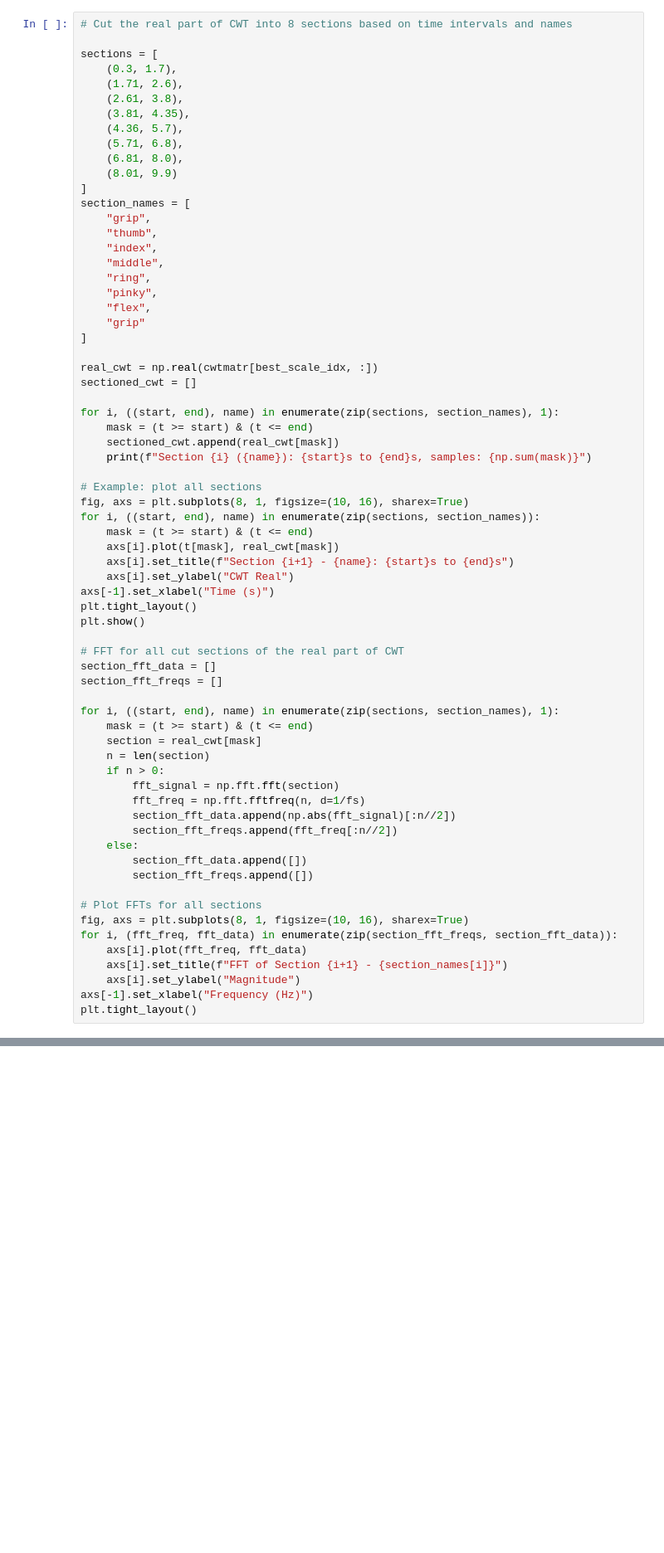
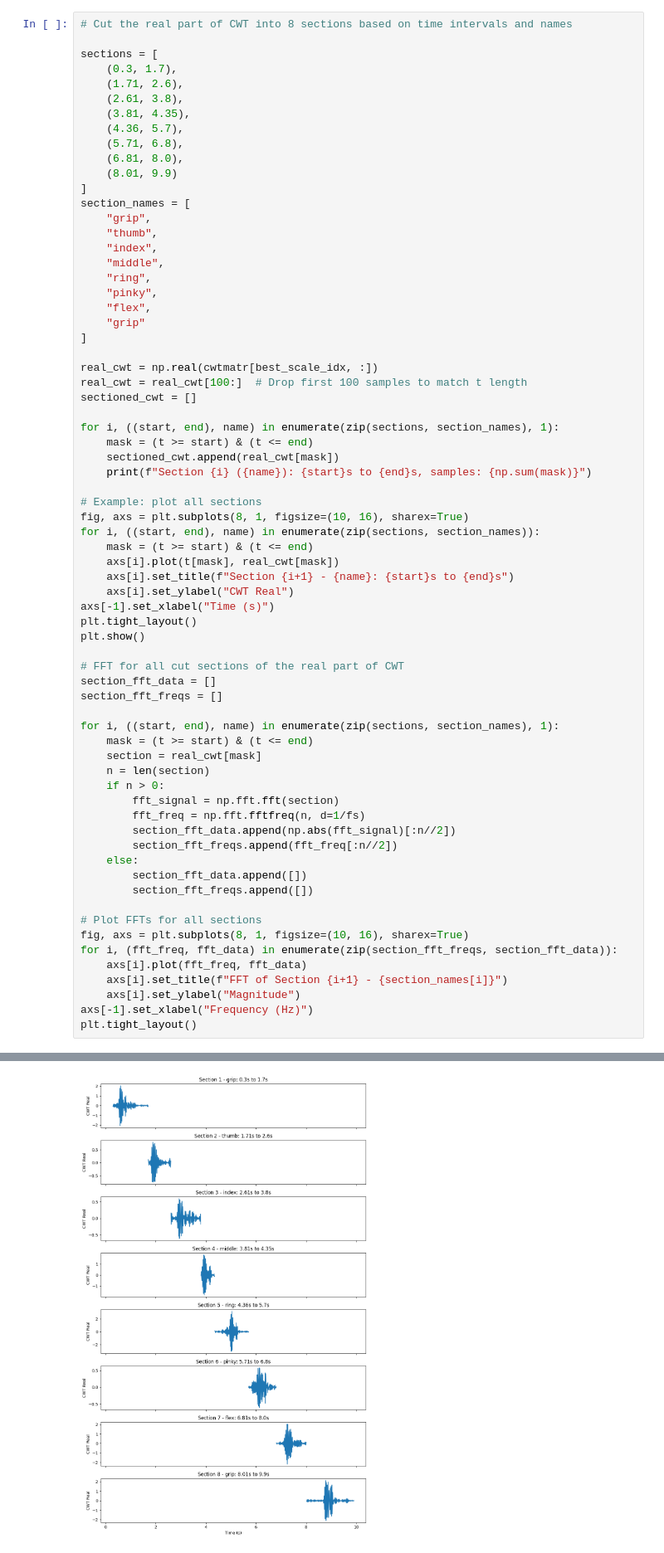
Before and after one commit to OlaffoJaszczur/CWT_magisterka, a Jupyter notebook: show_full_movement_range_zginacze.ipynb, the cells around one changed output, grey strips where cells are left out. Shown at 83% size. Cells and saved outputs as stored; diff of their text form; blank space fills up the shorter version.

```diff
--- a/show_full_movement_range_zginacze.ipynb
+++ b/show_full_movement_range_zginacze.ipynb
@@ -362,6 +368,7 @@ section_names = [
 ]
 
 real_cwt = np.real(cwtmatr[best_scale_idx, :])
+real_cwt = real_cwt[100:]  # Drop first 100 samples to match t length
 sectioned_cwt = []
 
 for i, ((start, end), name) in enumerate(zip(sections, section_names), 1):
@@ -409,0 +424 @@ IndexError: boolean index did not match indexed array along axis 0; size of axis
+[figure, added]
```
Also changed, not shown: parts of 11 cells of this notebook, 23 other files.
